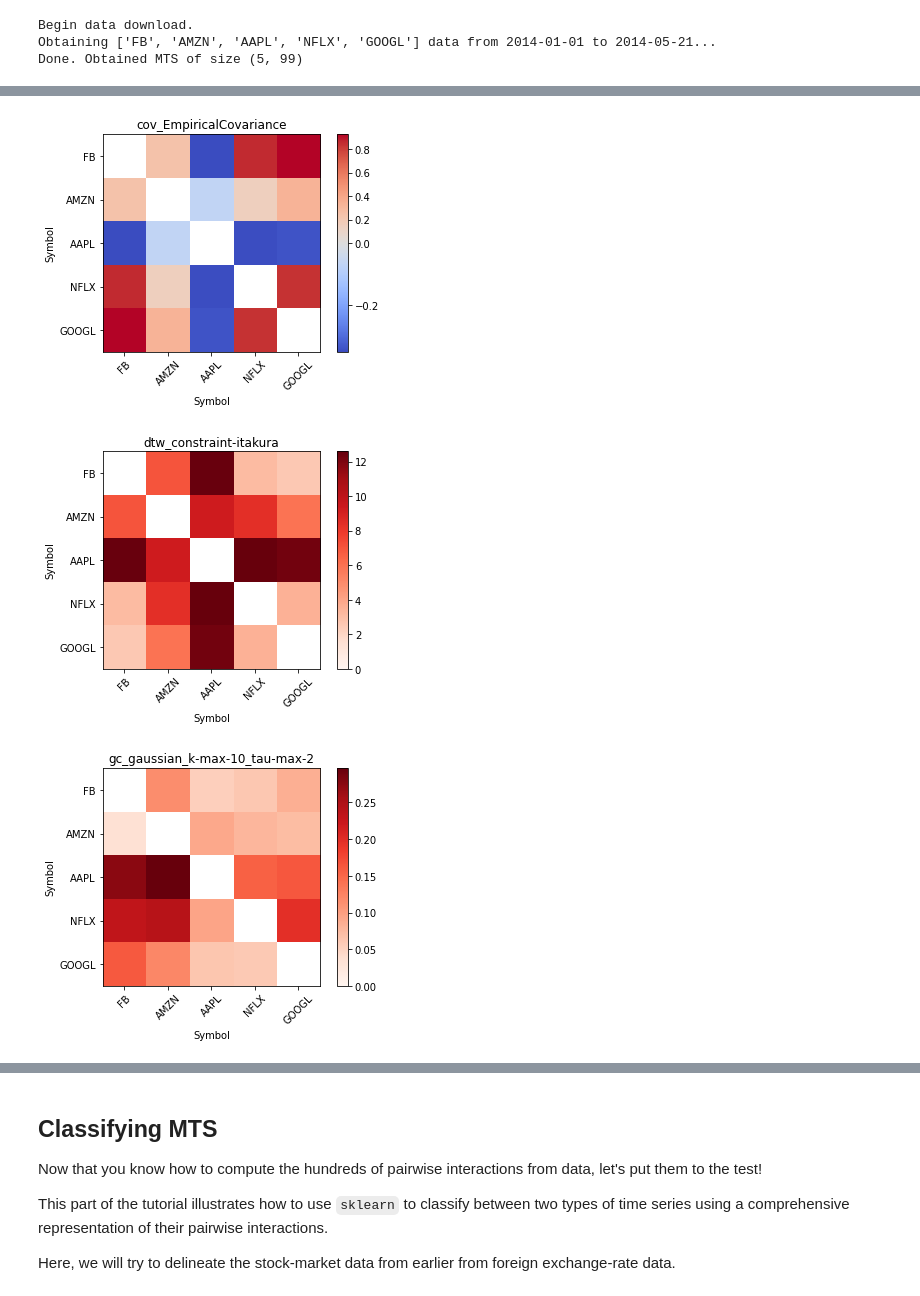
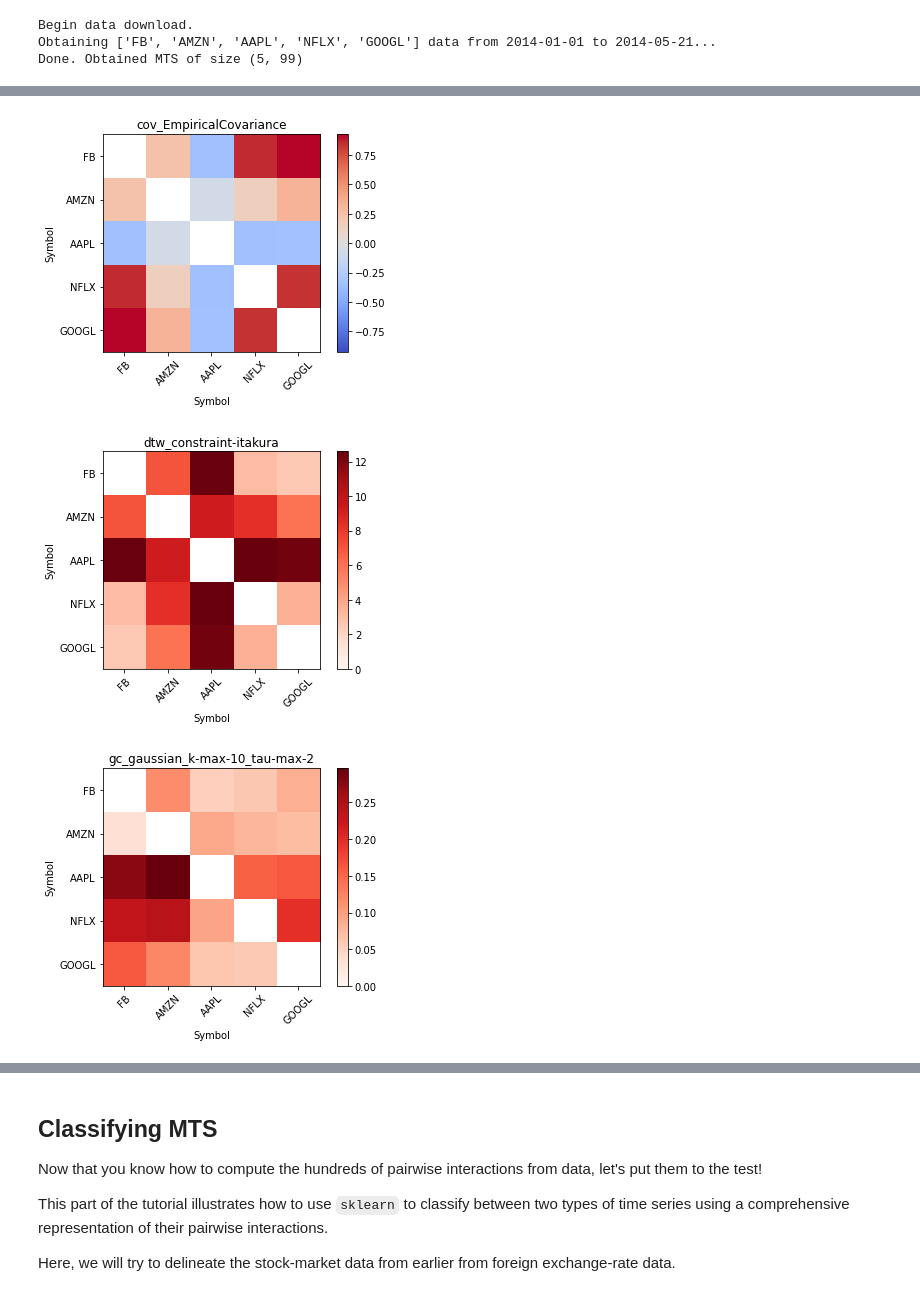
Before and after one commit to DynamicsAndNeuralSystems/pyspi, a Jupyter notebook: demos/tutorial.ipynb, the cells around one changed output, grey strips where cells are left out. Cells and saved outputs as stored; diff of their text form; code cells hidden in the pictures.

```diff
--- a/demos/tutorial.ipynb
+++ b/demos/tutorial.ipynb
@@ -144,36 +181,37 @@ For instance, below we will examine how covariance, dynamic time warping, and Gr
 import matplotlib.pyplot as plt
 from matplotlib import colors
 
 def plot_mpi(S,identifier,labels,ax=None):
     """ Plot a given matrix of pairwise interactions, annotating the process labels and identifier
     """
     if ax is None:
         _, ax = plt.subplots()
     plt.sca(ax)
 
     # Use a diverging cmap if our statistic goes negative (and a sequential cmap otherwise)
     if np.nanmin(S) < 0.:
-        norm = colors.TwoSlopeNorm(vmin=np.nanmin(S), vcenter=0., vmax=np.nanmax(S))
+        maxabsval = max(abs(np.nanmin(S)),abs(np.nanmax(S)))
+        norm = colors.Normalize(vmin=-maxabsval, vmax=maxabsval)
         plt.imshow(S,cmap='coolwarm',norm=norm)
     else:
         plt.imshow(S,cmap='Reds',vmin=0)
 
     plt.xticks(ticks=range(len(stocks)),labels=labels,rotation=45)
     plt.yticks(ticks=range(len(stocks)),labels=labels)
     plt.xlabel('Symbol')
     plt.ylabel('Symbol')
     plt.title(identifier)
     plt.colorbar()
 
-# Iterate through the three methods (covariance, dynamic time warping, and Granger causality), extracting and plotting their matrices
-spis = ['cov_EmpiricalCovariance','dtw_constraint-itakura','gc_gaussian_k-max-10_tau-max-2']
+# Iterate through the three methods (covariance, dynamic time warping, Granger causality, and convergent cross-mapping), extract and plot their matrices
+spis = ['cov_EmpiricalCovariance','dtw_constraint-itakura','gc_gaussian_k-max-10_tau-max-2','ccm_E-None_max']
 for identifier in spis:
     # Simply index an SPI in the output table, which will give you an MxM dataframe of pairwise interactions (where M is the number of processes)
     S = calc.table[identifier]
 
     # Plot this dataframe
     plot_mpi(S,identifier,stocks)
 # %% [output]
-[figure, old version]
+[figure, new version]
 [figure]
 [figure]
```
Also changed, not shown: parts of 9 cells of this notebook, 2 other files.
